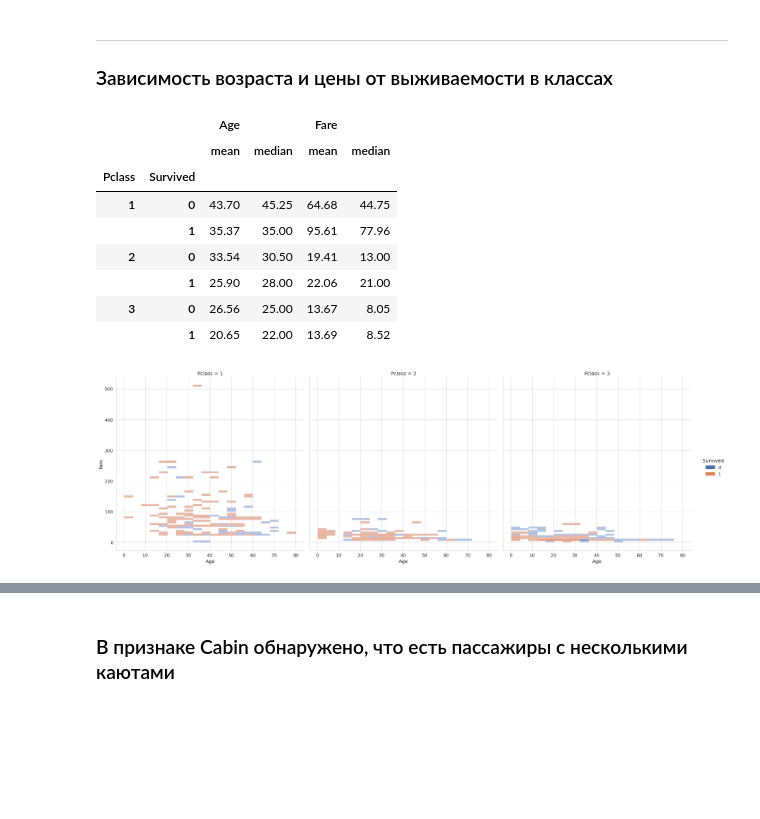
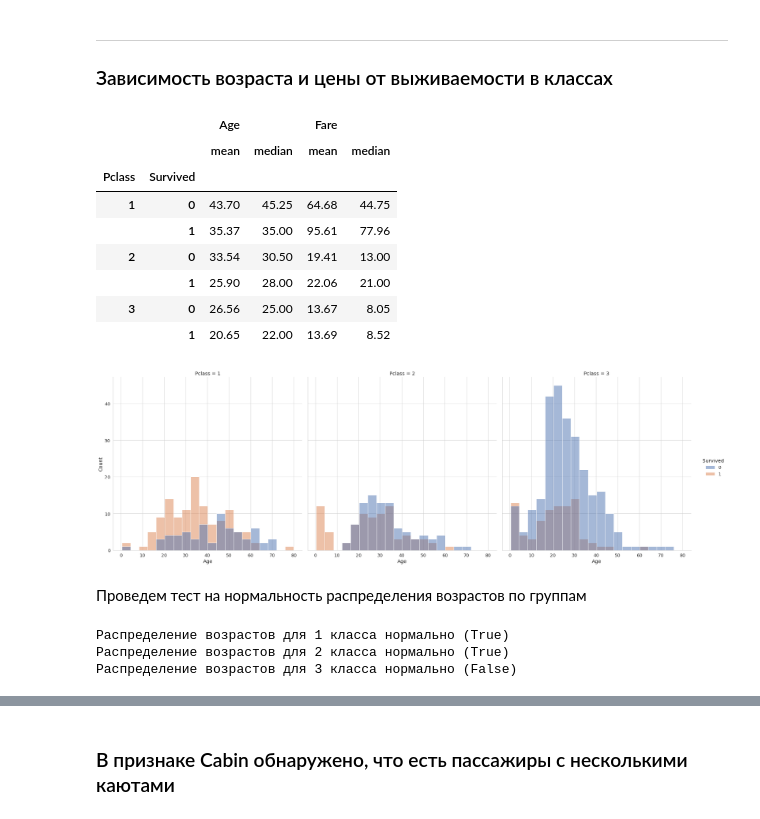
Before and after one commit to RPavelD/titanic_classifier, a Jupyter notebook: main.ipynb, the cells around one changed output, grey strips where cells are left out. Cells and saved outputs as stored; diff of their text form; code cells hidden in the pictures; blank space fills up the shorter version.

Commit message:
В readme добавлена гифка использования бота. Добавлен стат тест в main

```diff
--- a/main.ipynb
+++ b/main.ipynb
@@ -156,16 +159,25 @@ df.groupby(['Pclass', 'family_size']).agg({'Survived':[percentage_of_survivors,
 ___________
 ### Зависимость возраста и цены от выживаемости в классах
 # %%
-sns.displot(df, x="Age", y="Fare", col='Pclass', hue='Survived' , height=8.27, aspect=1);
+sns.displot(df, x="Age",  col='Pclass', hue='Survived' , height=8.27, aspect=1);
 df.groupby(['Pclass', 'Survived']).agg({'Age':['mean', 'median'], 'Fare':['mean', 'median']}).round(2)
 # %% [output]
 |  |  | Age |  | Fare |  |
 |  |  | mean | median | mean | median |
 | Pclass | Survived |  |  |  |  |
 | 1 | 0 | 43.70 | 45.25 | 64.68 | 44.75 |
 |  | 1 | 35.37 | 35.00 | 95.61 | 77.96 |
 | 2 | 0 | 33.54 | 30.50 | 19.41 | 13.00 |
 |  | 1 | 25.90 | 28.00 | 22.06 | 21.00 |
 | 3 | 0 | 26.56 | 25.00 | 13.67 | 8.05 |
 |  | 1 | 20.65 | 22.00 | 13.69 | 8.52 |
-[figure, old version]
+[figure, new version]
+# %% [markdown]
+Проведем тест на нормальность распределения возрастов по группам
+# %%
+tests = [f"Распределение возрастов для {i} класса нормально ({stats.normaltest(df['Age'][df['Pclass'] == i].dropna())[1] > 0.05})" for i in range(1, 4) ]
+print('\n'.join(tests))
+# %% [output]
+Распределение возрастов для 1 класса нормально (True)
+Распределение возрастов для 2 класса нормально (True)
+Распределение возрастов для 3 класса нормально (False)
```
Also changed, not shown: parts of 6 cells of this notebook, 7 other files.
